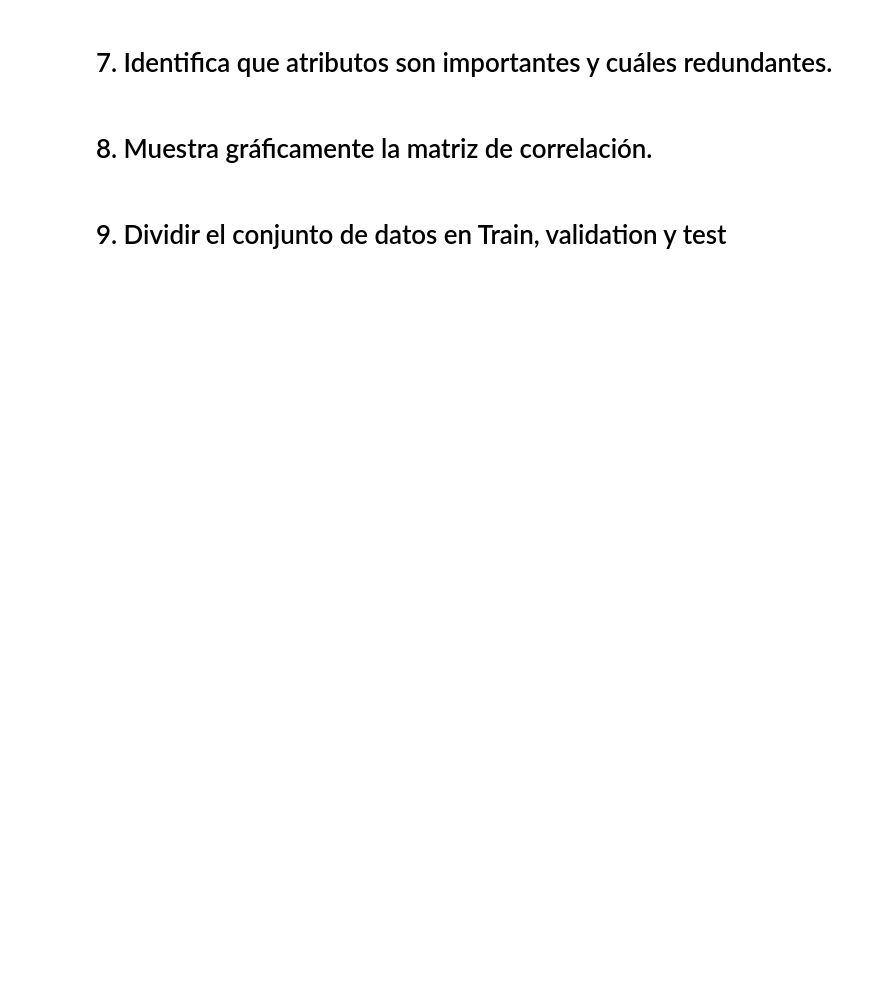
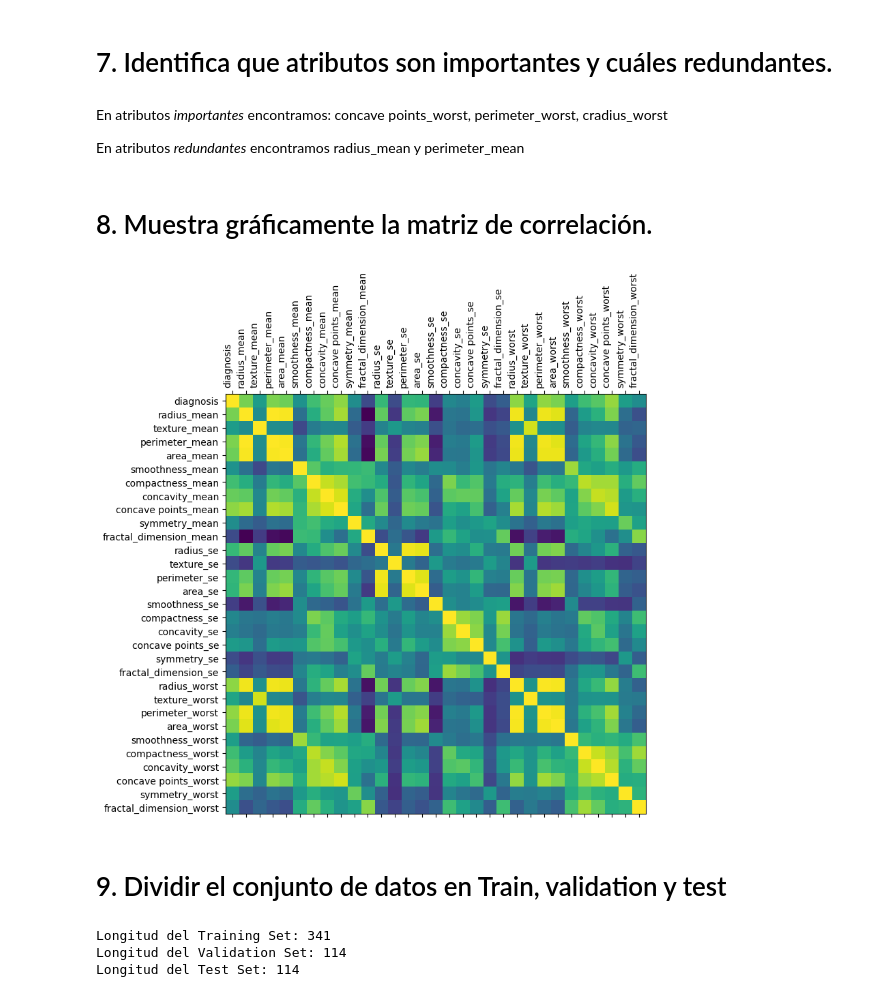
Before and after one commit to Jootgitoo/PIA, a Jupyter notebook: visualizacion-division-datos/breast-cancer-wisconsin-dataset.ipynb, the cells around one changed output. Cells and saved outputs as stored; diff of their text form; code cells hidden in the pictures; blank space fills up the shorter version.

Commit message:
tarea mostrar datos hecha

```diff
--- a/visualizacion-division-datos/breast-cancer-wisconsin-dataset.ipynb
+++ b/visualizacion-division-datos/breast-cancer-wisconsin-dataset.ipynb
@@ -91,14 +93,17 @@ plt.show()
 # %% [markdown]
 # 5. Muestra la tabla de correlación con la clase
 # %%
-#Revisar este punto
 import pandas as pd
-# 2. Codificar la variable objetivo (M=1, B=0)
-df['diagnosis'] = df['diagnosis'].map({'M': 1, 'B': 0})
 
-# 3. Calcular la matriz de correlación
-corr_matrix = df.corr()
+# Eliminamos las columnas que no dan informacion
+df_droped = df.drop(['id', 'Unnamed: 32'], axis=1, errors='ignore')
 
-# 4. Mostrar la correlación con la clase 'diagnosis', ordenada
+# Creamos la variable objetivo
+df_droped['diagnosis'] = df_droped['diagnosis'].map({'M': 1, 'B': 0})
+
+# 4. Calcular la matriz de correlación
+corr_matrix = df_droped.corr()
+
+# 5. Mostrar la correlación con la clase 'diagnosis', ordenada
 print(corr_matrix['diagnosis'].sort_values(ascending=False))
 # %% [output]
@@ -124,6 +150,35 @@ Name: diagnosis, dtype: float64
 # %% [markdown]
 # 7. Identifica que atributos son importantes y cuáles redundantes.
+# %% [markdown]
+En atributos *importantes* encontramos: concave points_worst, perimeter_worst, cradius_worst
+
+En atributos *redundantes* encontramos radius_mean y perimeter_mean
 # %% [markdown]
 # 8. Muestra gráficamente la matriz de correlación.
+# %%
+# Representar gráficamente la matriz de correlación
+corr = df.corr()
+fig, ax = plt.subplots(figsize=(8, 8))
+ax.matshow(corr)
+plt.xticks(range(len(corr.columns)), corr.columns);
+plt.xticks(rotation=90, ha='right')
+plt.yticks(range(len(corr.columns)), corr.columns);
+plt.show()
+# %% [output]
+[figure, added]
 # %% [markdown]
 # 9. Dividir el conjunto de datos en Train, validation y test
+# %%
+from sklearn.model_selection import train_test_split
+
+train_set, test_set = train_test_split(df, test_size=0.4, random_state=42)
+
+val_set, test_set = train_test_split(test_set, test_size=0.5, random_state=42)
+
+print("Longitud del Training Set:", len(train_set))
+print("Longitud del Validation Set:", len(val_set))
+print("Longitud del Test Set:", len(test_set))
+# %% [output]
+Longitud del Training Set: 341
+Longitud del Validation Set: 114
+Longitud del Test Set: 114
```
Also changed, not shown: parts of 5 cells of this notebook.
